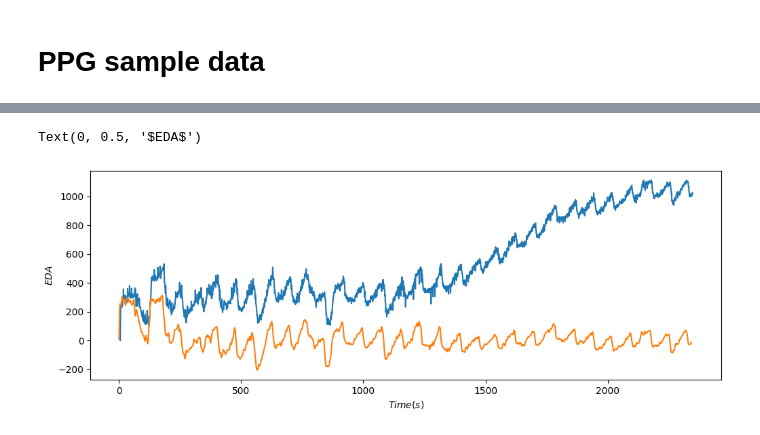
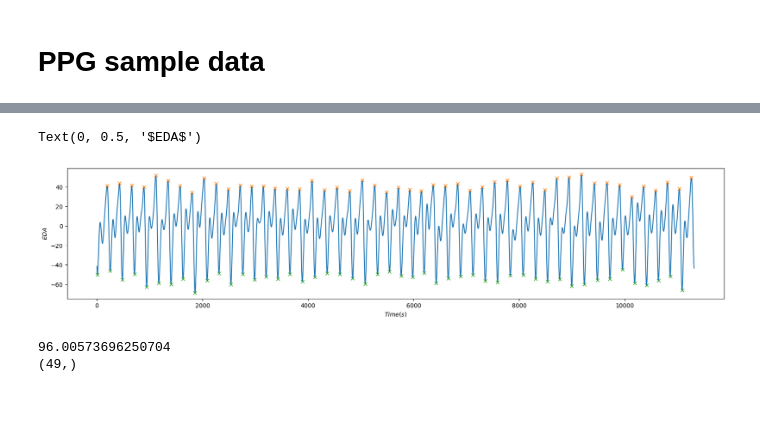
Before and after one commit to aacudad/EPO4-C2, a Jupyter notebook: PPG_preprocessing.ipynb, the cells around one changed output, grey strips where cells are left out. Saved outputs shown, nothing was run; the diff lists cells and outputs as text; code cells hidden in the pictures; blank space fills up the shorter version.

Commit message:
PPG filtering

```diff
--- a/PPG_preprocessing.ipynb
+++ b/PPG_preprocessing.ipynb
@@ -265,21 +263,48 @@ plt.plot(ir_data_clean-ir_data.iloc[0,0])
+# %%
+# Parameters
+order = 4
+frequency = np.array([2,20])
+frequency = np.array([0.5,5])
+#frequency = 0.5
+sampling_rate = 300
+frequency = frequency / (sampling_rate / 2)  # Normalize frequency to Nyquist Frequency (Fs/2).
+
+# Filtering
+b, a = scipy.signal.butter(order, frequency, btype='band')
+red_filt = scipy.signal.filtfilt(b, a, red_data_clean, axis=0)
+
+peaks_red, _ = find_peaks(np.array(red_filt), height=0, distance=0.5*fs)
+peaks_red_min, _ = find_peaks(-red_filt, height=0, distance=0.5*fs)
+
+red_filt = scipy.signal.filtfilt(b, a, red_data_clean, axis=0)[peaks_red_min[0]-10:peaks_red_min[-1]]
+peaks_red, _ = find_peaks(np.array(red_filt), height=0, distance=0.5*fs)
+peaks_red_min, _ = find_peaks(-red_filt, height=0, distance=0.5*fs)
+
+# plot
+plt.figure(figsize=(20,4))
+#plt.plot((red_data-red_data.iloc[0,0]))
+plt.plot(red_filt)
+plt.plot(peaks_red, red_filt[peaks_red], "x")
+plt.plot(peaks_red_min, red_filt[peaks_red_min], "x")
+# labels and titles
+plt.xlabel('$Time (s)$')
+plt.ylabel('$EDA$')
+# %% [output]
+Text(0, 0.5, '$EDA$')
+[figure, added]
+# %%
+AC_red = red_filt[peaks_red][:] - red_filt[peaks_red_min][:]
+print(np.mean(AC_red))
+print(AC_red.shape)
+# %% [output]
+96.00573696250704
+(49,)
 # %%
 # Parameters
-order = 3
-frequency = 0.3
-sampling_rate = 300
+frequency = 0.5
 frequency = frequency / (sampling_rate / 2)  # Normalize frequency to Nyquist Frequency (Fs/2).
-
 # Filtering
-b, a = scipy.signal.butter(order, frequency, btype='high')
+b, a = scipy.signal.butter(order, frequency, btype='low')
 red_filt = scipy.signal.filtfilt(b, a, red_data_clean, axis=0)
 
-# plot
-plt.figure(figsize=(12,4))
-plt.plot(red_data-red_data.iloc[0,0])
-plt.plot(red_filt)
-# labels and titles
-plt.xlabel('$Time (s)$')
-plt.ylabel('$EDA$')
+DC_red = red_filt
-# %% [output]
-Text(0, 0.5, '$EDA$')
-[figure, removed]
```
Also changed, not shown: parts of 16 cells of this notebook, 10 other files.
